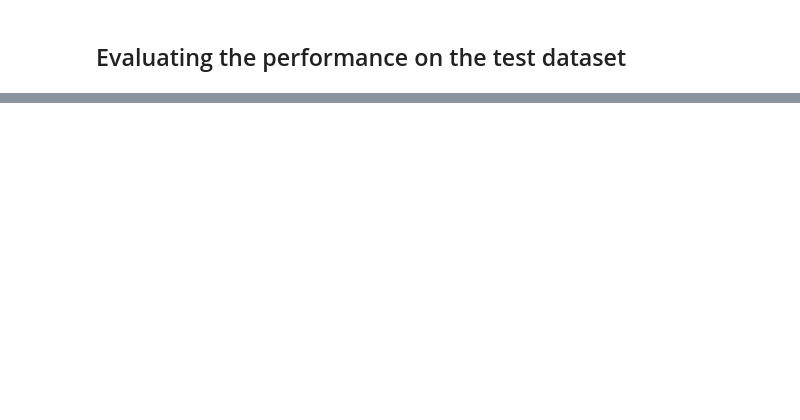
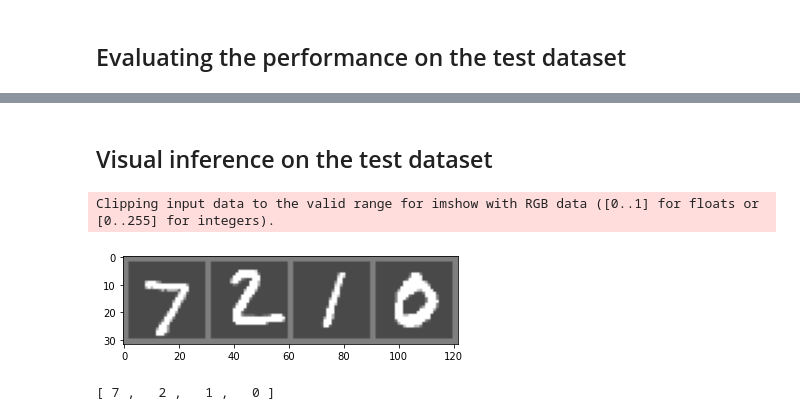
Before and after one commit to joelmeili/mnist_pytorch, a Jupyter notebook: mnist_pytorch.ipynb, the cells around one changed output, grey strips where cells are left out. Saved outputs shown, nothing was run; the diff lists cells and outputs as text; code cells hidden in the pictures; blank space fills up the shorter version.

```diff
--- a/mnist_pytorch.ipynb
+++ b/mnist_pytorch.ipynb
@@ -190,0 +191,18 @@ Accuracy of the network on the test images: 97.91 %
+# %% [markdown]
+## Visual inference on the test dataset
+# %%
+# get some random training images
+dataiter = iter(test_loader)
+images, labels = dataiter.next()
+
+# show images
+imshow(torchvision.utils.make_grid(images))
+
+# predict digits based on model
+outputs = cnn_network(images)
+_, predicted = torch.max(outputs.data, 1)
+print(" ".join(f"{predicted.tolist()}"))
+# %% [output]
+Clipping input data to the valid range for imshow with RGB data ([0..1] for floats or [0..255] for integers).
+[figure, added]
+[ 7 ,   2 ,   1 ,   0 ]
```
Also changed, not shown: parts of 3 cells of this notebook, 1 other file.
